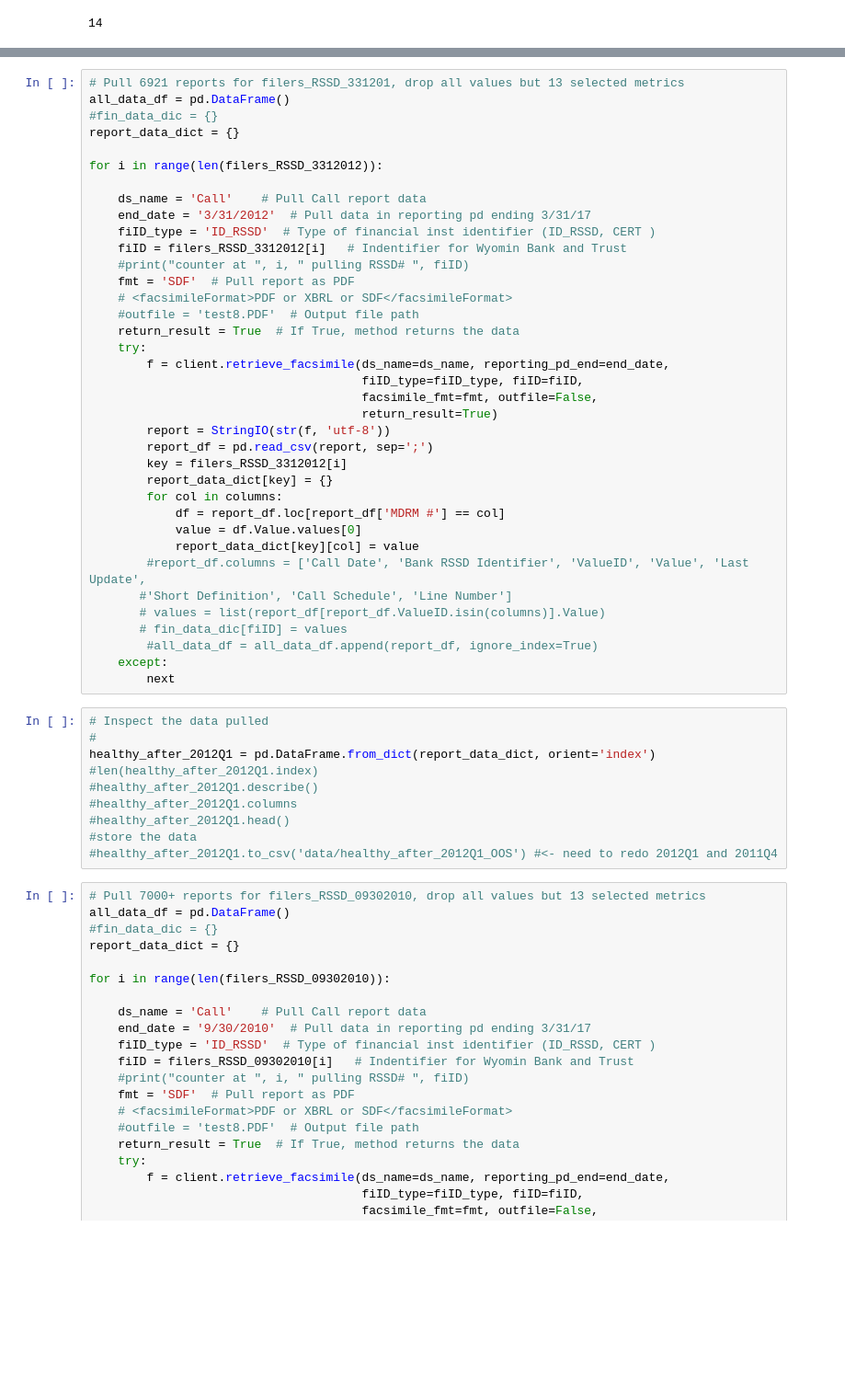
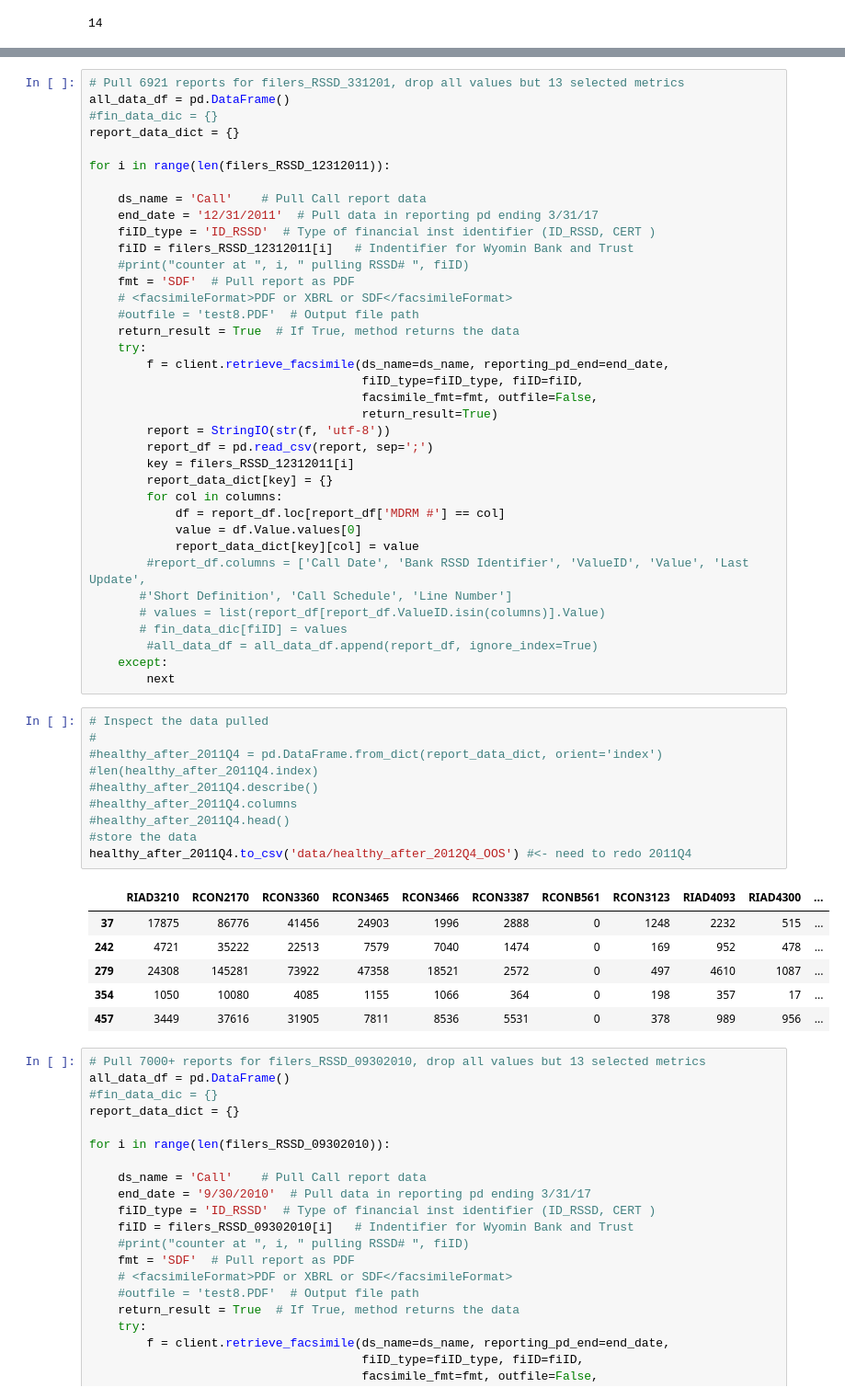
Before and after one commit to allaccountstaken/predicting_bank_distress, a Jupyter notebook: create_healthy_dataset.ipynb, the cells around one changed output, grey strips where cells are left out. Shown at 92% size. Cells and saved outputs as stored; diff of their text form; blank space fills up the shorter version.

Commit message:
healthy OOS done

```diff
--- a/create_healthy_dataset.ipynb
+++ b/create_healthy_dataset.ipynb
@@ -88,12 +88,12 @@ all_data_df = pd.DataFrame()
 #fin_data_dic = {}
 report_data_dict = {}
 
-for i in range(len(filers_RSSD_3312012)):
+for i in range(len(filers_RSSD_12312011)):
 
     ds_name = 'Call'    # Pull Call report data
-    end_date = '3/31/2012'  # Pull data in reporting pd ending 3/31/17
+    end_date = '12/31/2011'  # Pull data in reporting pd ending 3/31/17
     fiID_type = 'ID_RSSD'  # Type of financial inst identifier (ID_RSSD, CERT )
-    fiID = filers_RSSD_3312012[i]   # Indentifier for Wyomin Bank and Trust
+    fiID = filers_RSSD_12312011[i]   # Indentifier for Wyomin Bank and Trust
     #print("counter at ", i, " pulling RSSD# ", fiID)
     fmt = 'SDF'  # Pull report as PDF
     # <facsimileFormat>PDF or XBRL or SDF</facsimileFormat>
@@ -106,7 +106,7 @@ for i in range(len(filers_RSSD_3312012)):
                                       return_result=True)
         report = StringIO(str(f, 'utf-8'))
         report_df = pd.read_csv(report, sep=';')
-        key = filers_RSSD_3312012[i]
+        key = filers_RSSD_12312011[i]
         report_data_dict[key] = {}
         for col in columns:
             df = report_df.loc[report_df['MDRM #'] == col]
@@ -122,13 +122,20 @@ for i in range(len(filers_RSSD_3312012)):
 # %%
 # Inspect the data pulled
 #
-healthy_after_2012Q1 = pd.DataFrame.from_dict(report_data_dict, orient='index')
-#len(healthy_after_2012Q1.index)
-#healthy_after_2012Q1.describe()
-#healthy_after_2012Q1.columns
-#healthy_after_2012Q1.head()
+#healthy_after_2011Q4 = pd.DataFrame.from_dict(report_data_dict, orient='index')
+#len(healthy_after_2011Q4.index)
+#healthy_after_2011Q4.describe()
+#healthy_after_2011Q4.columns
+#healthy_after_2011Q4.head()
 #store the data
-#healthy_after_2012Q1.to_csv('data/healthy_after_2012Q1_OOS') #<- need to redo 2012Q1 and 2011Q4
+healthy_after_2011Q4.to_csv('data/healthy_after_2012Q4_OOS') #<- need to redo 2011Q4
+# %% [output]
+|  | RIAD3210 | RCON2170 | RCON3360 | RCON3465 | RCON3466 | RCON3387 | RCONB561 | RCON3123 | RIAD4093 | RIAD4300 | ... |
+| 37 | 17875 | 86776 | 41456 | 24903 | 1996 | 2888 | 0 | 1248 | 2232 | 515 | ... |
+| 242 | 4721 | 35222 | 22513 | 7579 | 7040 | 1474 | 0 | 169 | 952 | 478 | ... |
+| 279 | 24308 | 145281 | 73922 | 47358 | 18521 | 2572 | 0 | 497 | 4610 | 1087 | ... |
+| 354 | 1050 | 10080 | 4085 | 1155 | 1066 | 364 | 0 | 198 | 357 | 17 | ... |
+| 457 | 3449 | 37616 | 31905 | 7811 | 8536 | 5531 | 0 | 378 | 989 | 956 | ... |
 # %%
 # Pull 7000+ reports for filers_RSSD_09302010, drop all values but 13 selected metrics
 all_data_df = pd.DataFrame()
```
Also changed, not shown: parts of 1 cell of this notebook, 3 other files.
